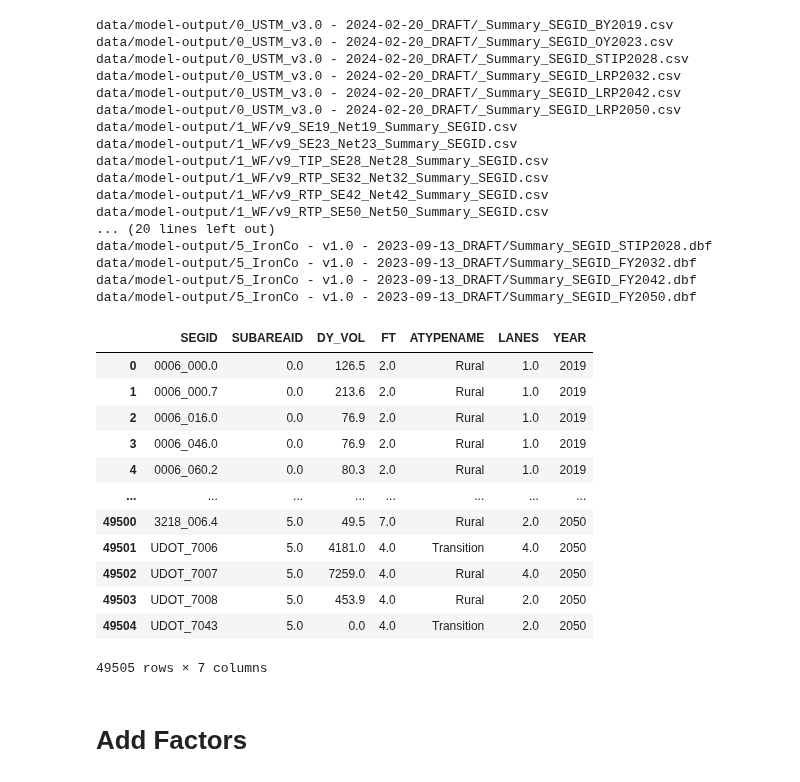
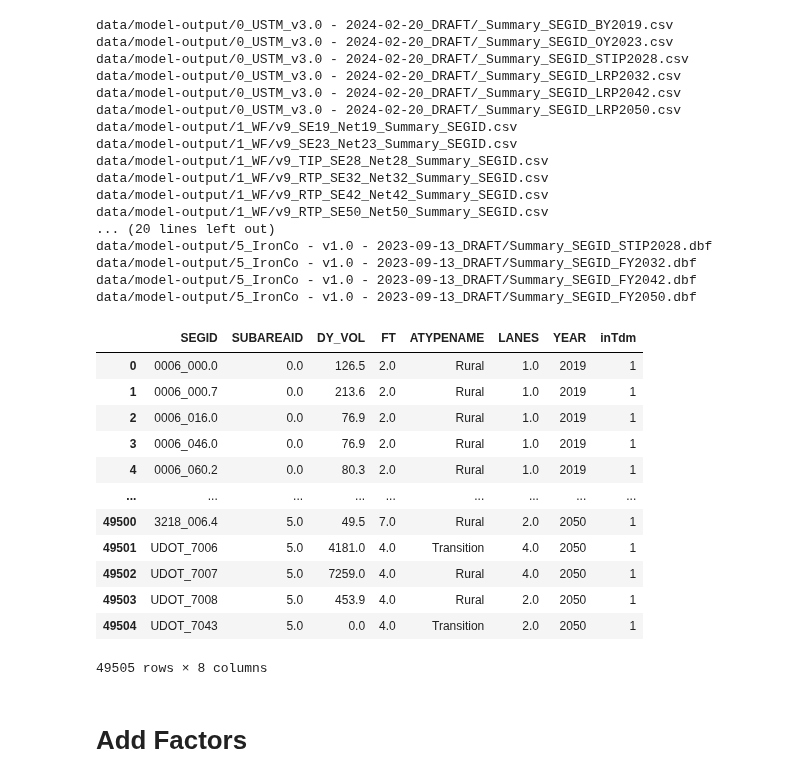
Before and after one commit to WFRCAnalytics/Traffic-Volume-Forecasts, a Jupyter notebook: 3-Prepare-Model-Forecasts.ipynb, the cells around one changed output. Drawn from its saved outputs; the diff is of its cells as text; code cells hidden in the pictures.

```diff
--- a/3-Prepare-Model-Forecasts.ipynb
+++ b/3-Prepare-Model-Forecasts.ipynb
@@ -145,46 +145,48 @@ for index, row in dfModelSegSummaries.iterrows():
     # drop SEGIDs defined in dropSegId list
     df = df[~df['SEGID'].isin(dropSegId)]
 
     df['YEAR'] = row['modYear'] # Add modYear column
 
+    df['inTdm'] = 1 # set to 1 for segments in TDM... so we can tell what isn't in TDM later
+
     frames.append(df)
 
 # Concatenate all the frames into a single DataFrame
 dfMdlVol = pd.concat(frames, ignore_index=True)
 
 # If you're using Databricks, use 'display' to show the DataFrame
 display(dfMdlVol)
 # %% [output]
 data/model-output/0_USTM_v3.0 - 2024-02-20_DRAFT/_Summary_SEGID_BY2019.csv
 data/model-output/0_USTM_v3.0 - 2024-02-20_DRAFT/_Summary_SEGID_OY2023.csv
 data/model-output/0_USTM_v3.0 - 2024-02-20_DRAFT/_Summary_SEGID_STIP2028.csv
 data/model-output/0_USTM_v3.0 - 2024-02-20_DRAFT/_Summary_SEGID_LRP2032.csv
 data/model-output/0_USTM_v3.0 - 2024-02-20_DRAFT/_Summary_SEGID_LRP2042.csv
 data/model-output/0_USTM_v3.0 - 2024-02-20_DRAFT/_Summary_SEGID_LRP2050.csv
 data/model-output/1_WF/v9_SE19_Net19_Summary_SEGID.csv
 data/model-output/1_WF/v9_SE23_Net23_Summary_SEGID.csv
 data/model-output/1_WF/v9_TIP_SE28_Net28_Summary_SEGID.csv
 data/model-output/1_WF/v9_RTP_SE32_Net32_Summary_SEGID.csv
 data/model-output/1_WF/v9_RTP_SE42_Net42_Summary_SEGID.csv
 data/model-output/1_WF/v9_RTP_SE50_Net50_Summary_SEGID.csv
 ... (20 lines left out)
 data/model-output/5_IronCo - v1.0 - 2023-09-13_DRAFT/Summary_SEGID_STIP2028.dbf
 data/model-output/5_IronCo - v1.0 - 2023-09-13_DRAFT/Summary_SEGID_FY2032.dbf
 data/model-output/5_IronCo - v1.0 - 2023-09-13_DRAFT/Summary_SEGID_FY2042.dbf
 data/model-output/5_IronCo - v1.0 - 2023-09-13_DRAFT/Summary_SEGID_FY2050.dbf
-|  | SEGID | SUBAREAID | DY_VOL | FT | ATYPENAME | LANES | YEAR |
-| 0 | 0006_000.0 | 0.0 | 126.5 | 2.0 | Rural | 1.0 | 2019 |
-| 1 | 0006_000.7 | 0.0 | 213.6 | 2.0 | Rural | 1.0 | 2019 |
-| 2 | 0006_016.0 | 0.0 | 76.9 | 2.0 | Rural | 1.0 | 2019 |
-| 3 | 0006_046.0 | 0.0 | 76.9 | 2.0 | Rural | 1.0 | 2019 |
-| 4 | 0006_060.2 | 0.0 | 80.3 | 2.0 | Rural | 1.0 | 2019 |
-| ... | ... | ... | ... | ... | ... | ... | ... |
-| 49500 | 3218_006.4 | 5.0 | 49.5 | 7.0 | Rural | 2.0 | 2050 |
-| 49501 | UDOT_7006 | 5.0 | 4181.0 | 4.0 | Transition | 4.0 | 2050 |
-| 49502 | UDOT_7007 | 5.0 | 7259.0 | 4.0 | Rural | 4.0 | 2050 |
-| 49503 | UDOT_7008 | 5.0 | 453.9 | 4.0 | Rural | 2.0 | 2050 |
-| 49504 | UDOT_7043 | 5.0 | 0.0 | 4.0 | Transition | 2.0 | 2050 |
+|  | SEGID | SUBAREAID | DY_VOL | FT | ATYPENAME | LANES | YEAR | inTdm |
+| 0 | 0006_000.0 | 0.0 | 126.5 | 2.0 | Rural | 1.0 | 2019 | 1 |
+| 1 | 0006_000.7 | 0.0 | 213.6 | 2.0 | Rural | 1.0 | 2019 | 1 |
+| 2 | 0006_016.0 | 0.0 | 76.9 | 2.0 | Rural | 1.0 | 2019 | 1 |
+| 3 | 0006_046.0 | 0.0 | 76.9 | 2.0 | Rural | 1.0 | 2019 | 1 |
+| 4 | 0006_060.2 | 0.0 | 80.3 | 2.0 | Rural | 1.0 | 2019 | 1 |
+| ... | ... | ... | ... | ... | ... | ... | ... | ... |
+| 49500 | 3218_006.4 | 5.0 | 49.5 | 7.0 | Rural | 2.0 | 2050 | 1 |
+| 49501 | UDOT_7006 | 5.0 | 4181.0 | 4.0 | Transition | 4.0 | 2050 | 1 |
+| 49502 | UDOT_7007 | 5.0 | 7259.0 | 4.0 | Rural | 4.0 | 2050 | 1 |
+| 49503 | UDOT_7008 | 5.0 | 453.9 | 4.0 | Rural | 2.0 | 2050 | 1 |
+| 49504 | UDOT_7043 | 5.0 | 0.0 | 4.0 | Transition | 2.0 | 2050 | 1 |
-49505 rows × 7 columns
+49505 rows × 8 columns
 # %% [markdown]
 # Add Factors
 # %%
```
Also changed, not shown: parts of 22 cells of this notebook, 14 other files.
